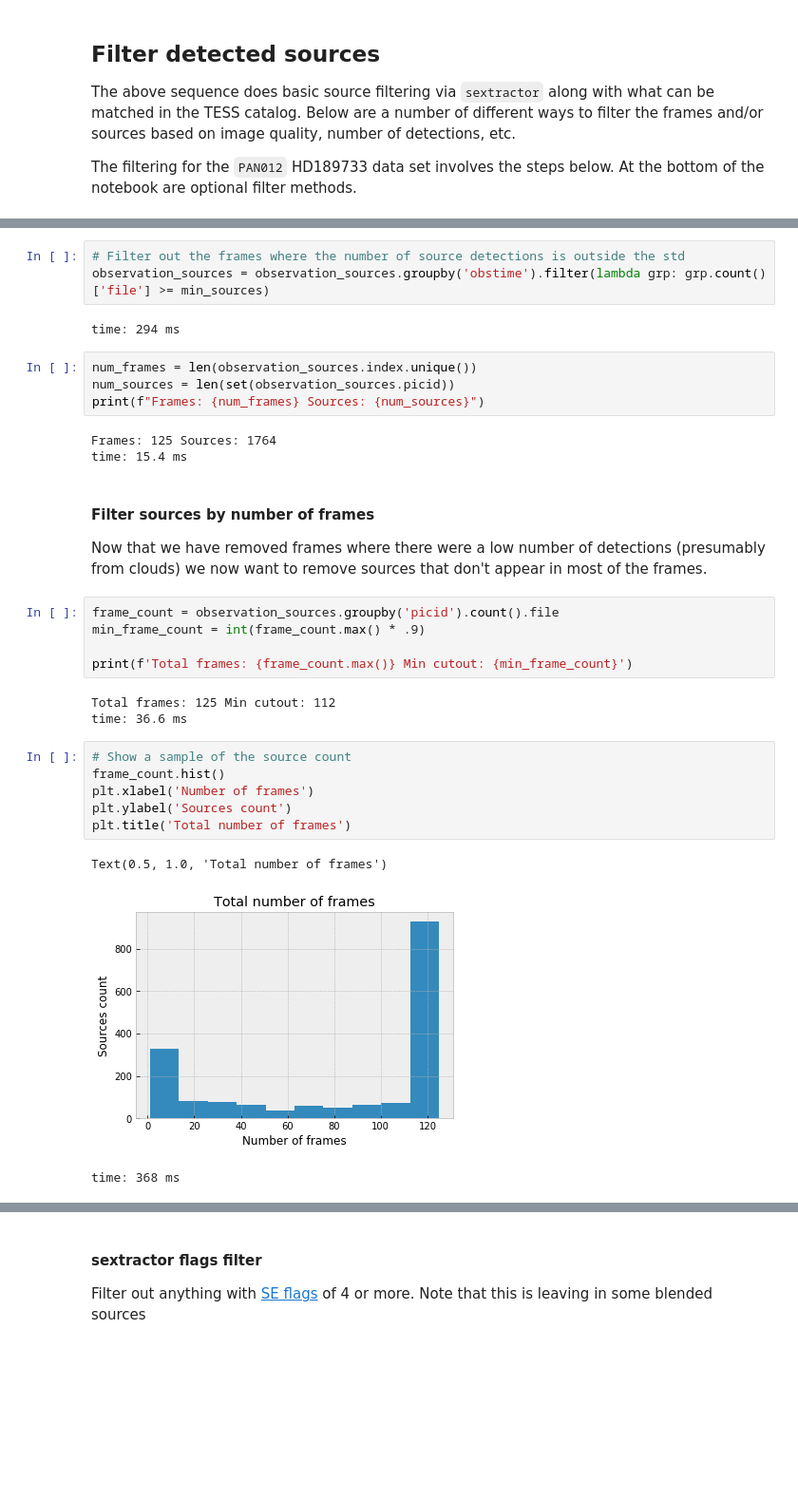
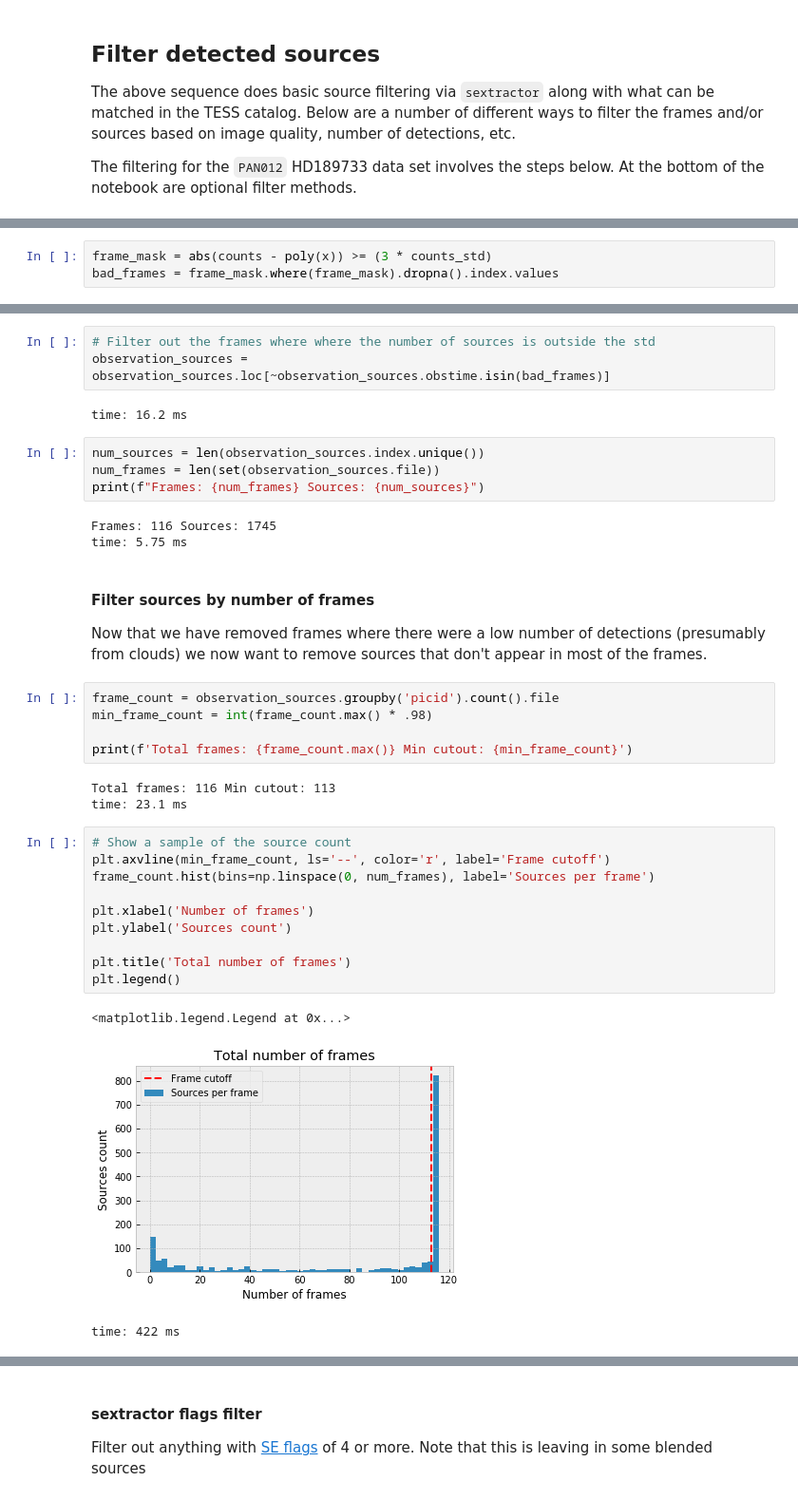
Before and after one commit to panoptes/panoptes-pipeline, a Jupyter notebook: notebooks/processing/PIAA-Source-Detection-And-Filtering.ipynb, the cells around one changed output, grey strips where cells are left out. Shown at 95% size. Drawn from its saved outputs; the diff is of its cells as text; blank space fills up the shorter version.

```diff
--- a/notebooks/processing/PIAA-Source-Detection-And-Filtering.ipynb
+++ b/notebooks/processing/PIAA-Source-Detection-And-Filtering.ipynb
@@ -170,0 +150,3 @@ time: 822 ms
+# %%
+frame_mask = abs(counts - poly(x)) >= (3 * counts_std)
+bad_frames = frame_mask.where(frame_mask).dropna().index.values
@@ -171,37 +165,41 @@ time: 822 ms
 # %%
-# Filter out the frames where the number of source detections is outside the std
-observation_sources = observation_sources.groupby('obstime').filter(lambda grp: grp.count()['file'] >= min_sources)
+# Filter out the frames where where the number of sources is outside the std
+observation_sources = observation_sources.loc[~observation_sources.obstime.isin(bad_frames)]
 # %% [output]
-time: 294 ms
+time: 16.2 ms
 # %%
-num_frames = len(observation_sources.index.unique())
-num_sources = len(set(observation_sources.picid))
+num_sources = len(observation_sources.index.unique())
+num_frames = len(set(observation_sources.file))
 print(f"Frames: {num_frames} Sources: {num_sources}")
 # %% [output]
-Frames: 125 Sources: 1764
-time: 15.4 ms
+Frames: 116 Sources: 1745
+time: 5.75 ms
 # %% [markdown]
 #### Filter sources by number of frames
 
 Now that we have removed frames where there were a low number of detections (presumably from clouds) we now want to remove sources that don't appear in most of the frames.
 # %%
 frame_count = observation_sources.groupby('picid').count().file
-min_frame_count = int(frame_count.max() * .9)
+min_frame_count = int(frame_count.max() * .98)
 
 print(f'Total frames: {frame_count.max()} Min cutout: {min_frame_count}')
 # %% [output]
-Total frames: 125 Min cutout: 112
-time: 36.6 ms
+Total frames: 116 Min cutout: 113
+time: 23.1 ms
 # %%
 # Show a sample of the source count
-frame_count.hist()
+plt.axvline(min_frame_count, ls='--', color='r', label='Frame cutoff')
+frame_count.hist(bins=np.linspace(0, num_frames), label='Sources per frame')
+
 plt.xlabel('Number of frames')
 plt.ylabel('Sources count')
+
 plt.title('Total number of frames')
+plt.legend()
 # %% [output]
-Text(0.5, 1.0, 'Total number of frames')
+<matplotlib.legend.Legend at 0x...>
-[figure, old version]
+[figure, new version]
-time: 368 ms
+time: 422 ms
 # %%
 # Filter out the sources where the number of frames is less than min_frame_count
 observation_sources = observation_sources.groupby('picid').filter(lambda grp: grp.count()['file'] >= min_frame_count)
```
Also changed, not shown: parts of 49 cells of this notebook.
